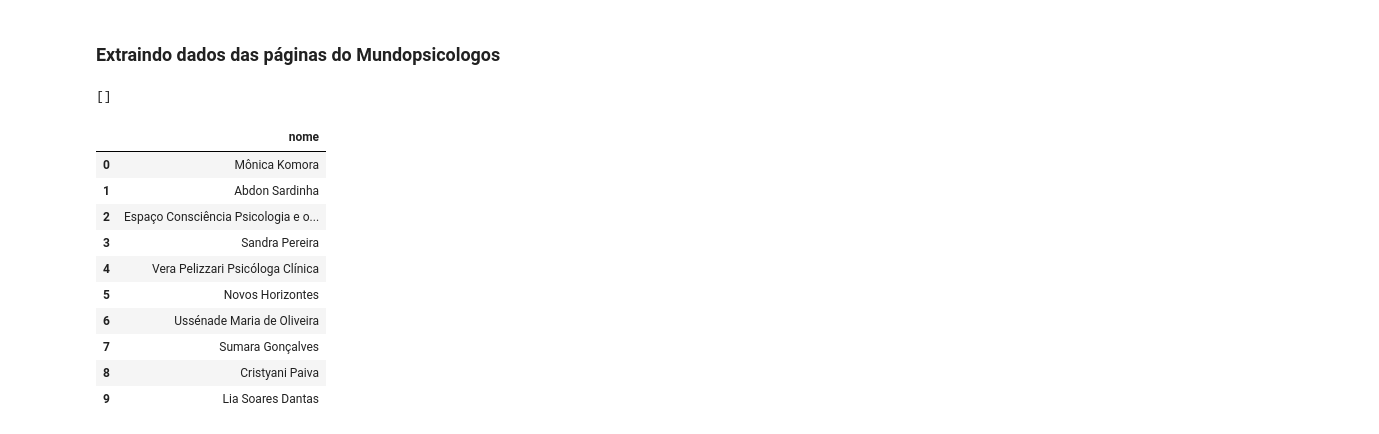
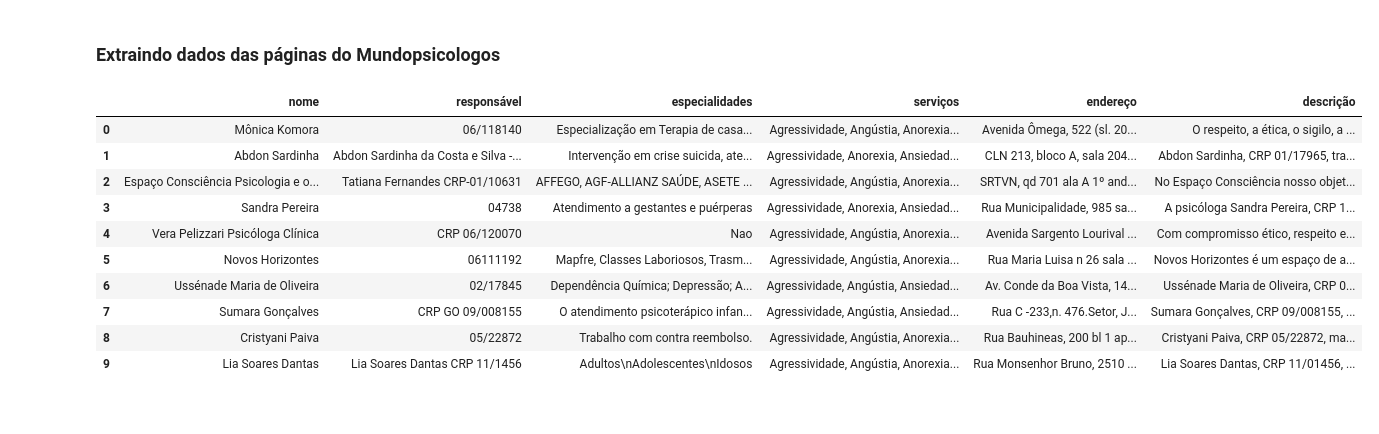
Before and after one commit to ricardorobson/RI, a Jupyter notebook: Extractor/NormalExtractor.ipynb, the cells around one changed output. Drawn from its saved outputs; the diff is of its cells as text; code cells hidden in the pictures.

```diff
--- a/Extractor/NormalExtractor.ipynb
+++ b/Extractor/NormalExtractor.ipynb
@@ -305,32 +305,34 @@ soups[0].head
 ### Extraindo dados das páginas do Mundopsicologos
 # %%
 names = []
+responsibles = []
+especialities = []
 descriptions = []
-prices = []
-cities = []
+services = []
 adresses = []
-phones = []
+
 for soup in soups:
     names.append(soup.find('h1').text)
-    #prices.append(soup.find('ul', {'class': 'price-list'}).text.replace('\n', '').replace('\t', ''))
-    #adresses.append(soup.find('address').text.replace('\n', '').replace('\t', '').replace('- -', ''))
-    #phones.append(soup.find('p', {'class': 'phone detail'}).text.strip())
+    table = soup.find_all('ul')
+    responsibles.append(table[1].text.strip())
+    especialities.append(table[2].text.strip())
+    descriptions.append(soup.find_all('aside')[2].text.replace('\n', '').replace('\t', ''))
+    services.append(', '.join(str(tag.text) for tag in soup.find_all('li', {'class': 'ie-company-service-item'})))
+    adresses.append(soup.find('address').text.replace('\n', '').replace('\t', ''))
 
-d = { 'nome': names}#, 'telefone': phones, 'endereço': adresses, 'preço': prices}
+d = { 'nome': names, 'responsável': responsibles, 'especialidades': especialities, 'descrição': descriptions, 'serviços': services, 'endereço': adresses}
 df = pd.DataFrame(data=d)
-print(adresses)
-df = df[['nome']]#, 'telefone', 'preço', 'endereço']]
+df = df[['nome', 'responsável', 'especialidades', 'serviços', 'endereço', 'descrição']]
 df
 # %% [output]
-[]
-|  | nome |
-| 0 | Mônica Komora |
-| 1 | Abdon Sardinha |
-| 2 | Espaço Consciência Psicologia e o... |
-| 3 | Sandra Pereira |
-| 4 | Vera Pelizzari Psicóloga Clínica |
-| 5 | Novos Horizontes |
-| 6 | Ussénade Maria de Oliveira |
-| 7 | Sumara Gonçalves |
-| 8 | Cristyani Paiva |
-| 9 | Lia Soares Dantas |
+|  | nome | responsável | especialidades | serviços | endereço | descrição |
+| 0 | Mônica Komora | 06/118140 | Especialização em Terapia de casa... | Agressividade, Angústia, Anorexia... | Avenida Ômega, 522 (sl. 20... | O respeito, a ética, o sigilo, a ... |
+| 1 | Abdon Sardinha | Abdon Sardinha da Costa e Silva -... | Intervenção em crise suicida, ate... | Agressividade, Anorexia, Ansiedad... | CLN 213, bloco A, sala 204... | Abdon Sardinha, CRP 01/17965, tra... |
+| 2 | Espaço Consciência Psicologia e o... | Tatiana Fernandes CRP-01/10631 | AFFEGO, AGF-ALLIANZ SAÚDE, ASETE ... | Agressividade, Angústia, Anorexia... | SRTVN, qd 701 ala A 1º and... | No Espaço Consciência nosso objet... |
+| 3 | Sandra Pereira | 04738 | Atendimento a gestantes e puérperas | Agressividade, Anorexia, Ansiedad... | Rua Municipalidade, 985 sa... | A psicóloga Sandra Pereira, CRP 1... |
+| 4 | Vera Pelizzari Psicóloga Clínica | CRP 06/120070 | Nao | Agressividade, Angústia, Anorexia... | Avenida Sargento Lourival ... | Com compromisso ético, respeito e... |
+| 5 | Novos Horizontes | 06111192 | Mapfre, Classes Laboriosos, Trasm... | Agressividade, Angústia, Anorexia... | Rua Maria Luisa n 26 sala ... | Novos Horizontes é um espaço de a... |
+| 6 | Ussénade Maria de Oliveira | 02/17845 | Dependência Química; Depressão; A... | Agressividade, Angústia, Ansiedad... | Av. Conde da Boa Vista, 14... | Ussénade Maria de Oliveira, CRP 0... |
+| 7 | Sumara Gonçalves | CRP GO 09/008155 | O atendimento psicoterápico infan... | Agressividade, Angústia, Ansiedad... | Rua C -233,n. 476.Setor, J... | Sumara Gonçalves, CRP 09/008155, ... |
+| 8 | Cristyani Paiva | 05/22872 | Trabalho com contra reembolso. | Agressividade, Angústia, Anorexia... | Rua Bauhineas, 200 bl 1 ap... | Cristyani Paiva, CRP 05/22872, ma... |
+| 9 | Lia Soares Dantas | Lia Soares Dantas CRP 11/1456 | Adultos\nAdolescentes\nIdosos | Agressividade, Angústia, Anorexia... | Rua Monsenhor Bruno, 2510 ... | Lia Soares Dantas, CRP 11/01456, ... |
```
